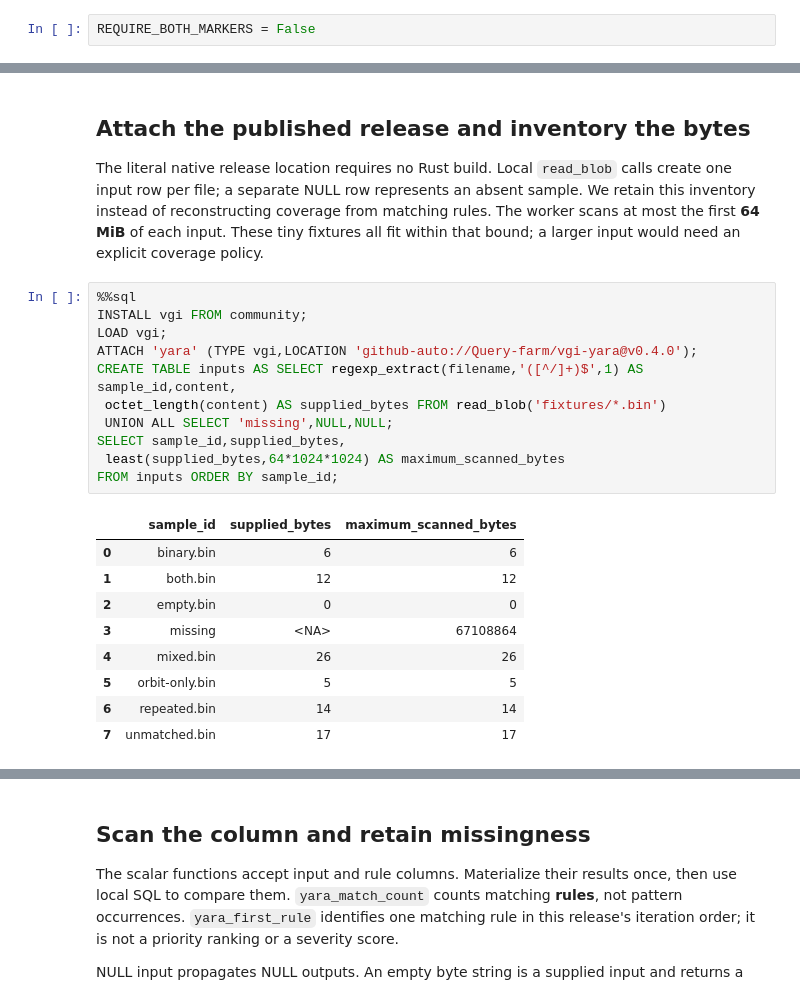
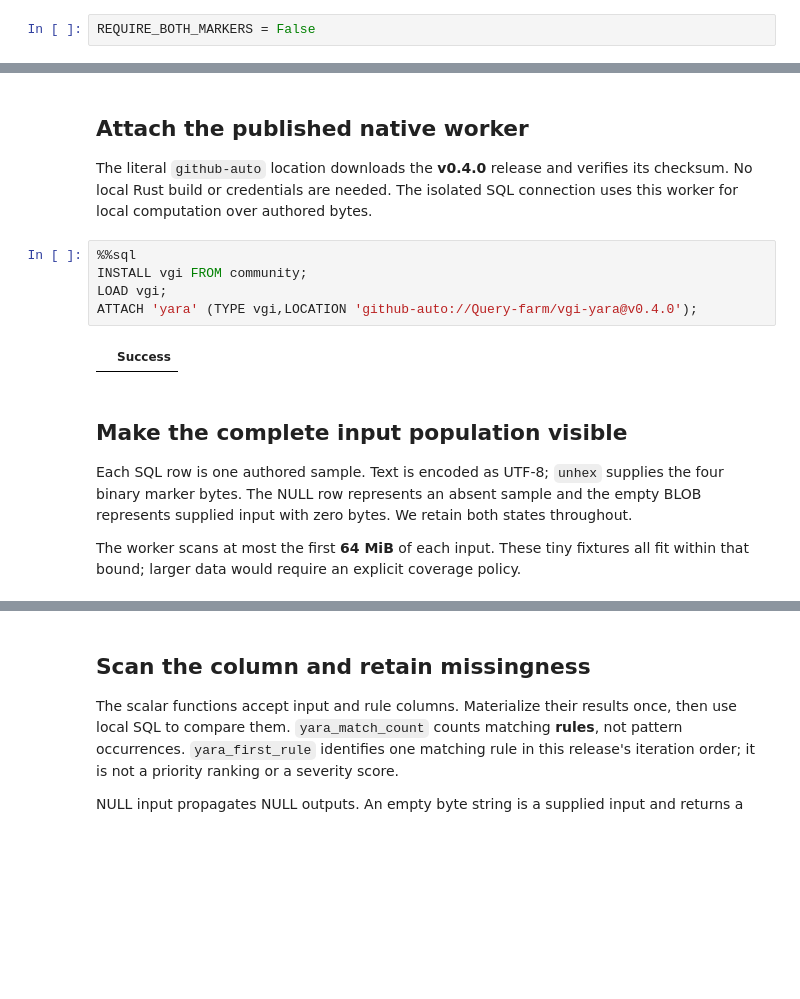
Before and after one commit to Query-farm/vgi-yara, a Jupyter notebook: notebooks/01_rule_matches_and_string_occurrences.ipynb, the cells around one changed output, grey strips where cells are left out. Saved outputs shown, nothing was run; the diff lists cells and outputs as text; blank space fills up the shorter version.

```diff
--- a/notebooks/01_rule_matches_and_string_occurrences.ipynb
+++ b/notebooks/01_rule_matches_and_string_occurrences.ipynb
@@ -52,29 +51,22 @@ Did not find user configurations in /Users/rusty/Development/notebook-rollout/fu
 # %% [markdown]
-## Attach the published release and inventory the bytes
+## Attach the published native worker
 
-The literal native release location requires no Rust build. Local `read_blob` calls
-create one input row per file; a separate NULL row represents an absent sample.
-We retain this inventory instead of reconstructing coverage from matching rules.
-The worker scans at most the first **64 MiB** of each input. These tiny fixtures all
-fit within that bound; a larger input would need an explicit coverage policy.
+The literal `github-auto` location downloads the **v0.4.0** release and verifies its
+checksum. No local Rust build or credentials are needed. The isolated SQL connection
+uses this worker for local computation over authored bytes.
 # %%
 %%sql
 INSTALL vgi FROM community;
 LOAD vgi;
 ATTACH 'yara' (TYPE vgi,LOCATION 'github-auto://Query-farm/vgi-yara@v0.4.0');
-CREATE TABLE inputs AS SELECT regexp_extract(filename,'([^/]+)$',1) AS sample_id,content,
- octet_length(content) AS supplied_bytes FROM read_blob('fixtures/*.bin')
- UNION ALL SELECT 'missing',NULL,NULL;
-SELECT sample_id,supplied_bytes,
- least(supplied_bytes,64*1024*1024) AS maximum_scanned_bytes
-FROM inputs ORDER BY sample_id;
 # %% [output]
-|  | sample_id | supplied_bytes | maximum_scanned_bytes |
-| 0 | binary.bin | 6 | 6 |
-| 1 | both.bin | 12 | 12 |
-| 2 | empty.bin | 0 | 0 |
-| 3 | missing | <NA> | 67108864 |
-| 4 | mixed.bin | 26 | 26 |
-| 5 | orbit-only.bin | 5 | 5 |
-| 6 | repeated.bin | 14 | 14 |
-| 7 | unmatched.bin | 17 | 17 |
+|  | Success |
+# %% [markdown]
+## Make the complete input population visible
+
+Each SQL row is one authored sample. Text is encoded as UTF-8; `unhex` supplies the
+four binary marker bytes. The NULL row represents an absent sample and the empty
+BLOB represents supplied input with zero bytes. We retain both states throughout.
+
+The worker scans at most the first **64 MiB** of each input. These tiny fixtures all
+fit within that bound; larger data would require an explicit coverage policy.
```
Also changed, not shown: parts of 17 cells of this notebook, 22 other files.
